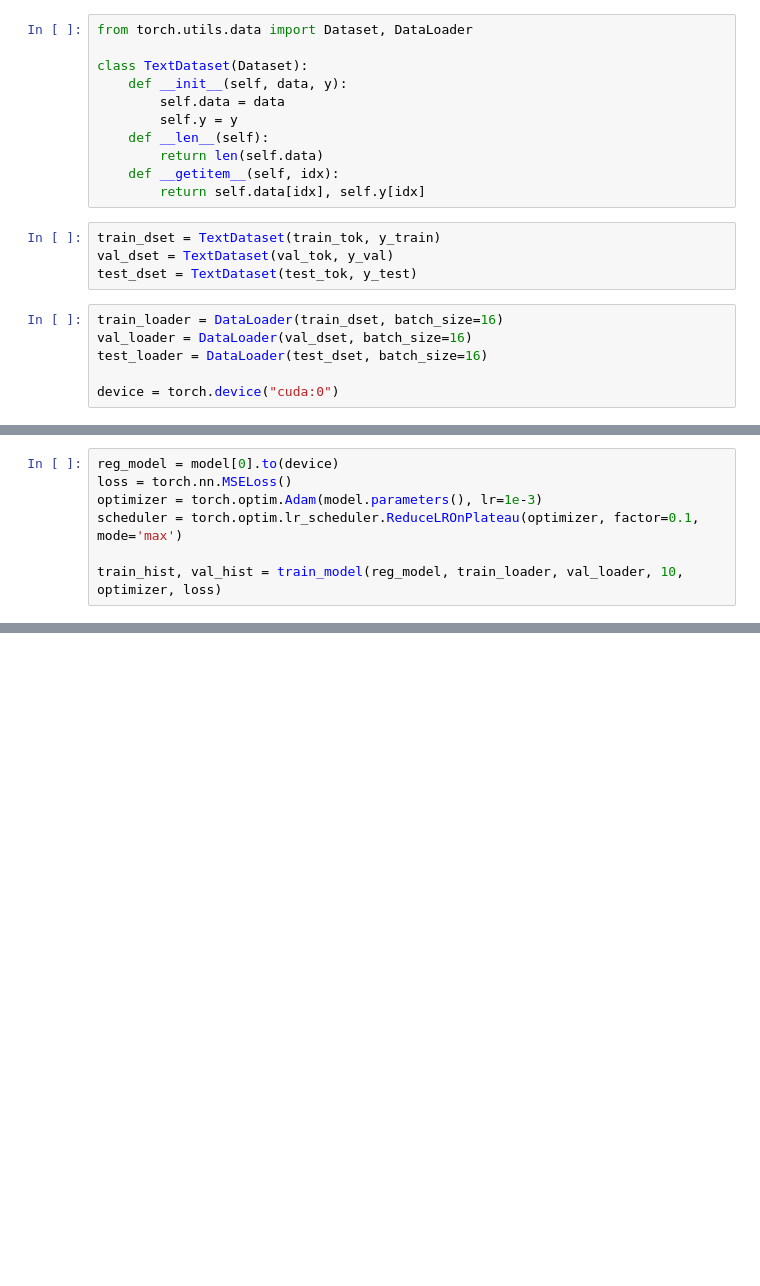
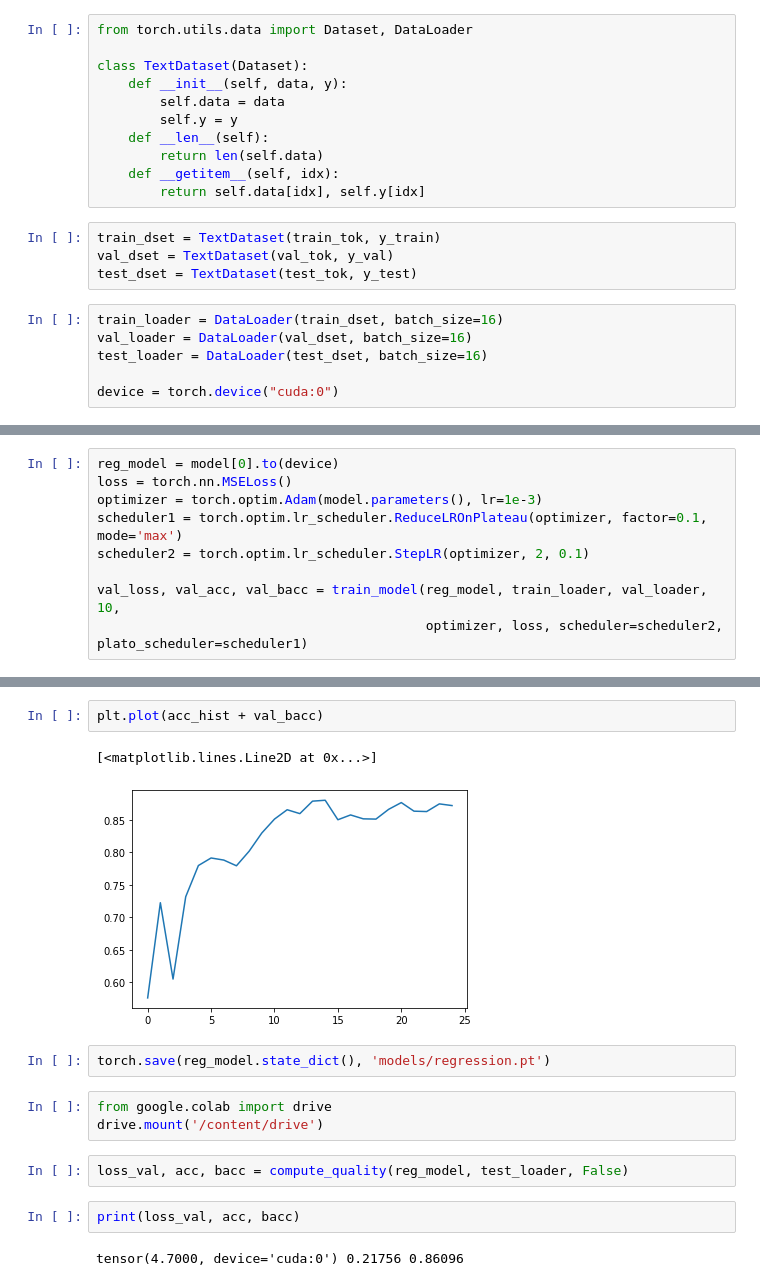
Before and after one commit to Markfryazino/stanford_sentiment, a Jupyter notebook: research/lstm_for_colab.ipynb, the cells around one changed output, grey strips where cells are left out. Saved outputs shown, nothing was run; the diff lists cells and outputs as text; blank space fills up the shorter version.

```diff
--- a/research/lstm_for_colab.ipynb
+++ b/research/lstm_for_colab.ipynb
@@ -260,8 +298,10 @@ joblib.dump(tok, PATH + 'tokenizer.joblib')
 reg_model = model[0].to(device)
 loss = torch.nn.MSELoss()
 optimizer = torch.optim.Adam(model.parameters(), lr=1e-3)
-scheduler = torch.optim.lr_scheduler.ReduceLROnPlateau(optimizer, factor=0.1, mode='max')
+scheduler1 = torch.optim.lr_scheduler.ReduceLROnPlateau(optimizer, factor=0.1, mode='max')
+scheduler2 = torch.optim.lr_scheduler.StepLR(optimizer, 2, 0.1)
 
-train_hist, val_hist = train_model(reg_model, train_loader, val_loader, 10, optimizer, loss)
+val_loss, val_acc, val_bacc = train_model(reg_model, train_loader, val_loader, 10,
+                                          optimizer, loss, scheduler=scheduler2, plato_scheduler=scheduler1)
 # %% [output]
 Epoch 0
@@ -284,0 +324,16 @@ RuntimeError: ignored
+# %%
+plt.plot(acc_hist + val_bacc)
+# %% [output]
+[<matplotlib.lines.Line2D at 0x...>]
+[figure, added]
+# %%
+torch.save(reg_model.state_dict(), 'models/regression.pt')
+# %%
+from google.colab import drive
+drive.mount('/content/drive')
+# %%
+loss_val, acc, bacc = compute_quality(reg_model, test_loader, False)
+# %%
+print(loss_val, acc, bacc)
+# %% [output]
+tensor(4.7000, device='cuda:0') 0.21756 0.86096
```
Also changed, not shown: parts of 14 cells of this notebook.
